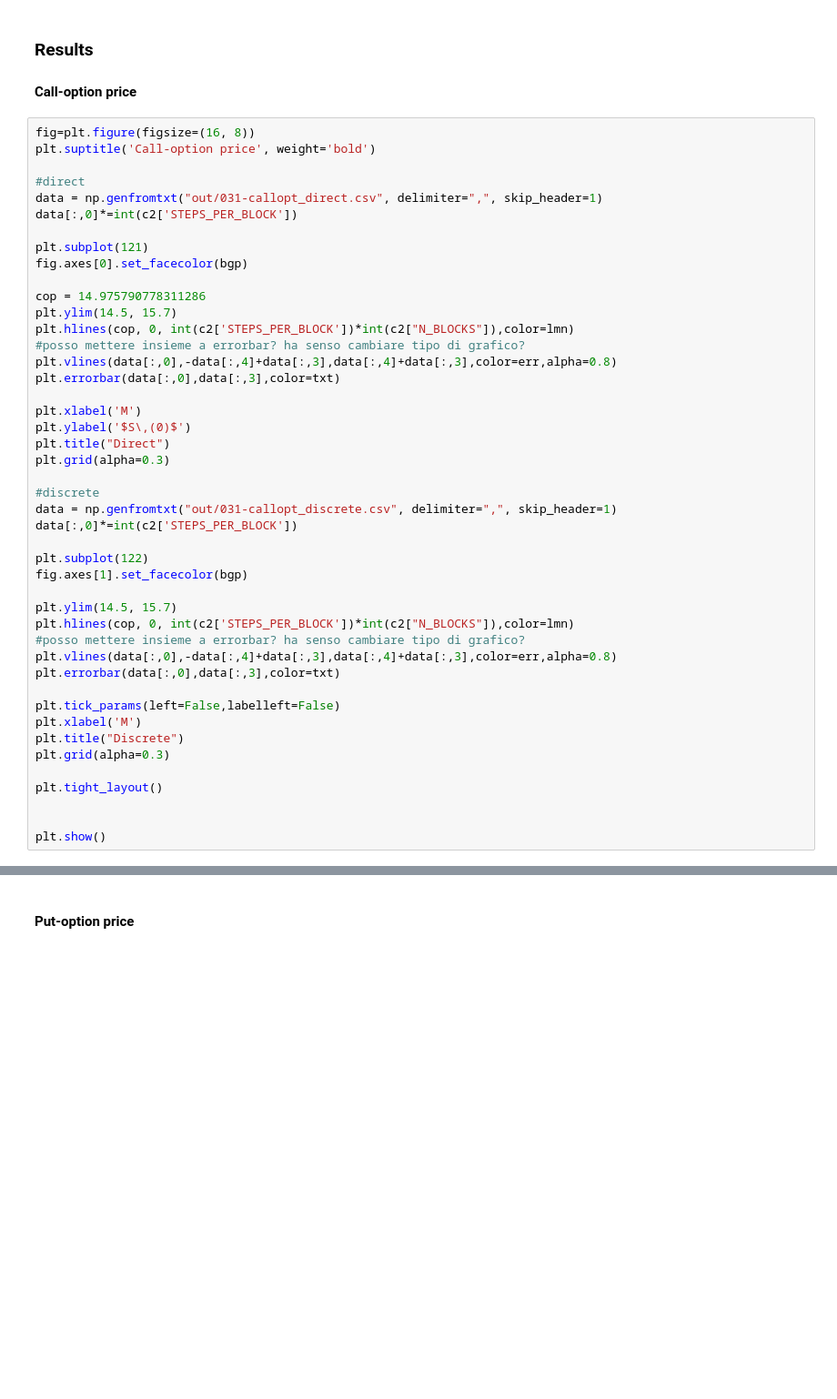
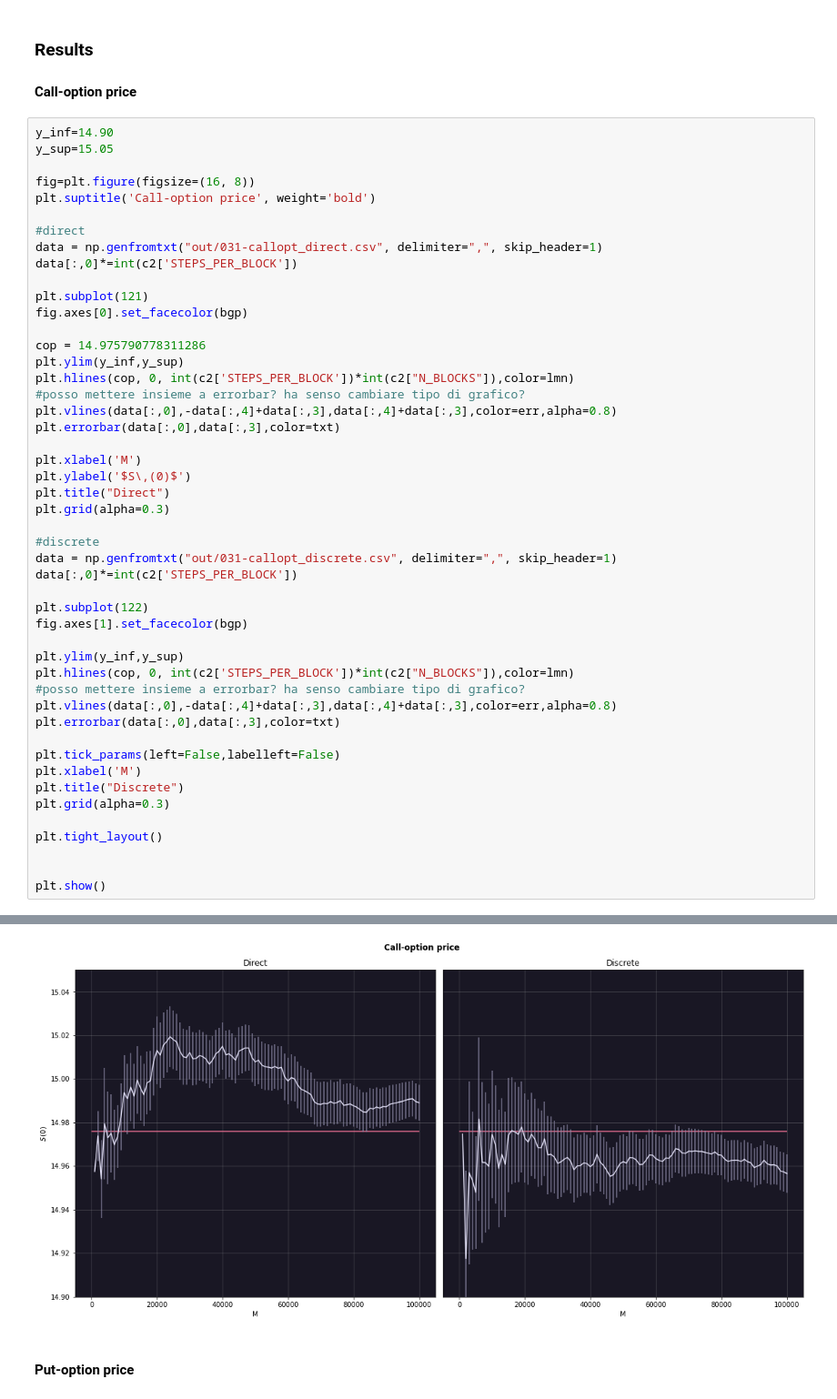
Before and after one commit to ormfav/LsnDavideVallenzasca, a Jupyter notebook: 03/03.ipynb, the cells around one changed output, grey strips where cells are left out. Shown at 91% size. Saved outputs shown, nothing was run; the diff lists cells and outputs as text; blank space fills up the shorter version.

```diff
--- a/03/03.ipynb
+++ b/03/03.ipynb
@@ -66,6 +66,9 @@ For the discretized computation of the final price we divided the interval $[0,T
 ### Results
 #### Call-option price
 # %%
+y_inf=14.90
+y_sup=15.05
+
 fig=plt.figure(figsize=(16, 8))
 plt.suptitle('Call-option price', weight='bold')
 
@@ -77,7 +80,7 @@ plt.subplot(121)
 fig.axes[0].set_facecolor(bgp)
 
 cop = 14.975790778311286
-plt.ylim(14.5, 15.7)
+plt.ylim(y_inf,y_sup)
 plt.hlines(cop, 0, int(c2['STEPS_PER_BLOCK'])*int(c2["N_BLOCKS"]),color=lmn)
 #posso mettere insieme a errorbar? ha senso cambiare tipo di grafico?
 plt.vlines(data[:,0],-data[:,4]+data[:,3],data[:,4]+data[:,3],color=err,alpha=0.8)
@@ -95,7 +98,7 @@ data[:,0]*=int(c2['STEPS_PER_BLOCK'])
 plt.subplot(122)
 fig.axes[1].set_facecolor(bgp)
 
-plt.ylim(14.5, 15.7)
+plt.ylim(y_inf,y_sup)
 plt.hlines(cop, 0, int(c2['STEPS_PER_BLOCK'])*int(c2["N_BLOCKS"]),color=lmn)
 #posso mettere insieme a errorbar? ha senso cambiare tipo di grafico?
 plt.vlines(data[:,0],-data[:,4]+data[:,3],data[:,4]+data[:,3],color=err,alpha=0.8)
@@ -119,3 +117,4 @@ ValueError: Some errors were detected !
+[figure, added]
 # %% [markdown]
 #### Put-option price
 # %%
```
Also changed, not shown: parts of 3 cells of this notebook, 11 other files.
